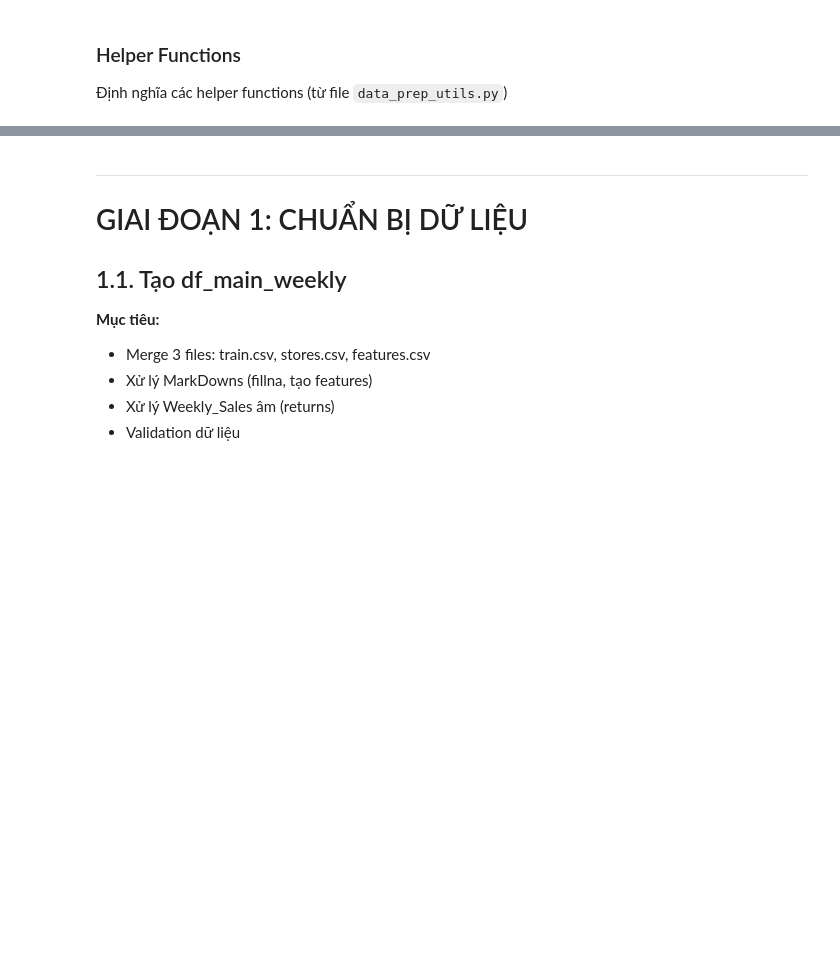
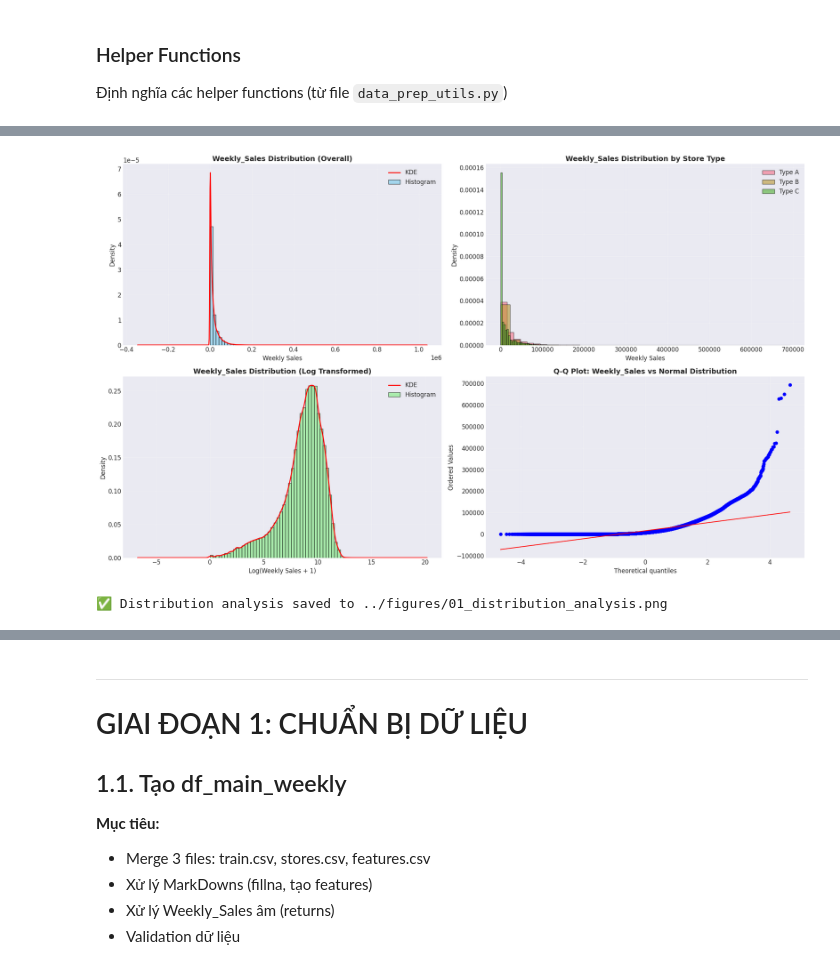
Before and after one commit to coderbian/Datathon---Data2U, a Jupyter notebook: notebooks/01_Data_Preparation_Complete.ipynb, the cells around one changed output, grey strips where cells are left out. Saved outputs shown, nothing was run; the diff lists cells and outputs as text; code cells hidden in the pictures; blank space fills up the shorter version.

```diff
--- a/notebooks/01_Data_Preparation_Complete.ipynb
+++ b/notebooks/01_Data_Preparation_Complete.ipynb
@@ -174,0 +404,67 @@ print(f"📁 Processed path: {PROCESSED_PATH}")
+# %%
+# Histograms + KDE plots cho Weekly_Sales
+# Đảm bảo Weekly_Sales >= 0 và không có NaN
+df_merged_clean = df_merged[df_merged['Weekly_Sales'].notna() & (df_merged['Weekly_Sales'] >= 0)].copy()
+
+fig, axes = plt.subplots(2, 2, figsize=(20, 12))
+
+# Overall distribution
+sales_data = df_merged_clean['Weekly_Sales'].dropna()
+axes[0, 0].hist(sales_data, bins=50, density=True, alpha=0.7, color='skyblue', edgecolor='black')
+sales_data.plot(kind='kde', ax=axes[0, 0], color='red', linewidth=2)
+axes[0, 0].set_title('Weekly_Sales Distribution (Overall)', fontsize=14, fontweight='bold')
+axes[0, 0].set_xlabel('Weekly Sales', fontsize=12)
+axes[0, 0].set_ylabel('Density', fontsize=12)
+axes[0, 0].grid(True, alpha=0.3)
+axes[0, 0].legend(['KDE', 'Histogram'])
+
+# By Store Type
+if 'Type' in df_merged_clean.columns:
+    for store_type in df_merged_clean['Type'].unique():
+        data = df_merged_clean[df_merged_clean['Type'] == store_type]['Weekly_Sales'].dropna()
+        if len(data) > 0:
+            axes[0, 1].hist(data, bins=30, alpha=0.6, label=f'Type {store_type}', density=True, edgecolor='black')
+    axes[0, 1].set_title('Weekly_Sales Distribution by Store Type', fontsize=14, fontweight='bold')
+    axes[0, 1].set_xlabel('Weekly Sales', fontsize=12)
+    axes[0, 1].set_ylabel('Density', fontsize=12)
+    axes[0, 1].legend()
+    axes[0, 1].grid(True, alpha=0.3)
+
+# Log transformation - chỉ áp dụng cho giá trị >= 0
+df_merged_clean['Weekly_Sales_log'] = np.log1p(df_merged_clean['Weekly_Sales'])  # log1p để tránh log(0)
+sales_log_data = df_merged_clean['Weekly_Sales_log'].dropna()
+
+# Kiểm tra finite values
+sales_log_data = sales_log_data[np.isfinite(sales_log_data)]
+
+if len(sales_log_data) > 0:
+    axes[1, 0].hist(sales_log_data, bins=50, density=True, alpha=0.7, color='lightgreen', edgecolor='black')
+    sales_log_data.plot(kind='kde', ax=axes[1, 0], color='red', linewidth=2)
+    axes[1, 0].set_title('Weekly_Sales Distribution (Log Transformed)', fontsize=14, fontweight='bold')
+    axes[1, 0].set_xlabel('Log(Weekly Sales + 1)', fontsize=12)
+    axes[1, 0].set_ylabel('Density', fontsize=12)
+    axes[1, 0].grid(True, alpha=0.3)
+    axes[1, 0].legend(['KDE', 'Histogram'])
+else:
+    axes[1, 0].text(0.5, 0.5, 'No valid data for log transformation',
+                    ha='center', va='center', transform=axes[1, 0].transAxes, fontsize=12)
+    axes[1, 0].set_title('Weekly_Sales Distribution (Log Transformed)', fontsize=14, fontweight='bold')
+
+# QQ-plot để check normality
+sales_data_clean = sales_data[np.isfinite(sales_data)]
+if len(sales_data_clean) > 0:
+    stats.probplot(sales_data_clean, dist="norm", plot=axes[1, 1])
+    axes[1, 1].set_title('Q-Q Plot: Weekly_Sales vs Normal Distribution', fontsize=14, fontweight='bold')
+    axes[1, 1].grid(True, alpha=0.3)
+else:
+    axes[1, 1].text(0.5, 0.5, 'No valid data for Q-Q plot',
+                    ha='center', va='center', transform=axes[1, 1].transAxes, fontsize=12)
+
+plt.tight_layout()
+plt.savefig('../figures/01_distribution_analysis.png', dpi=300, bbox_inches='tight')
+plt.show()
+
+print("✅ Distribution analysis saved to ../figures/01_distribution_analysis.png")
+# %% [output]
+[figure, added]
+✅ Distribution analysis saved to ../figures/01_distribution_analysis.png
```
Also changed, not shown: parts of 50 cells of this notebook, 14 other files.
